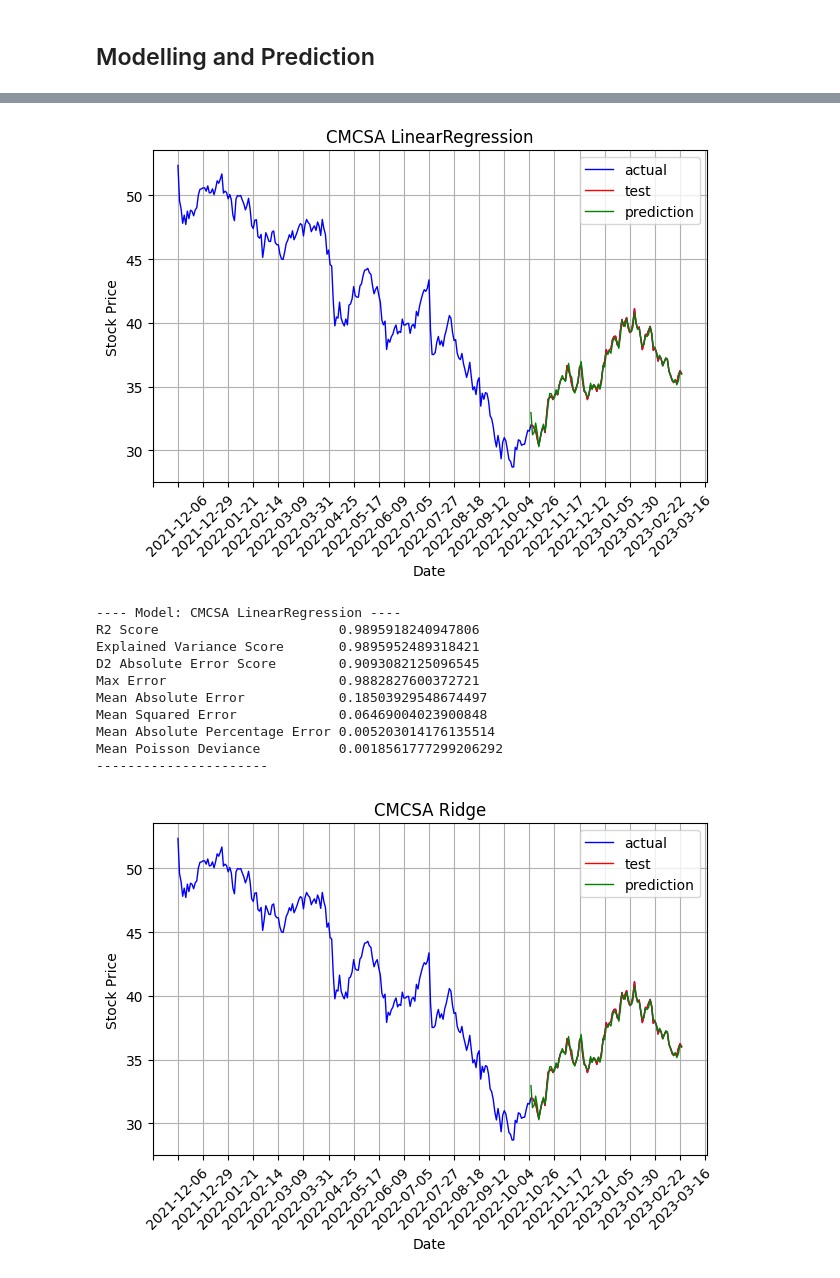
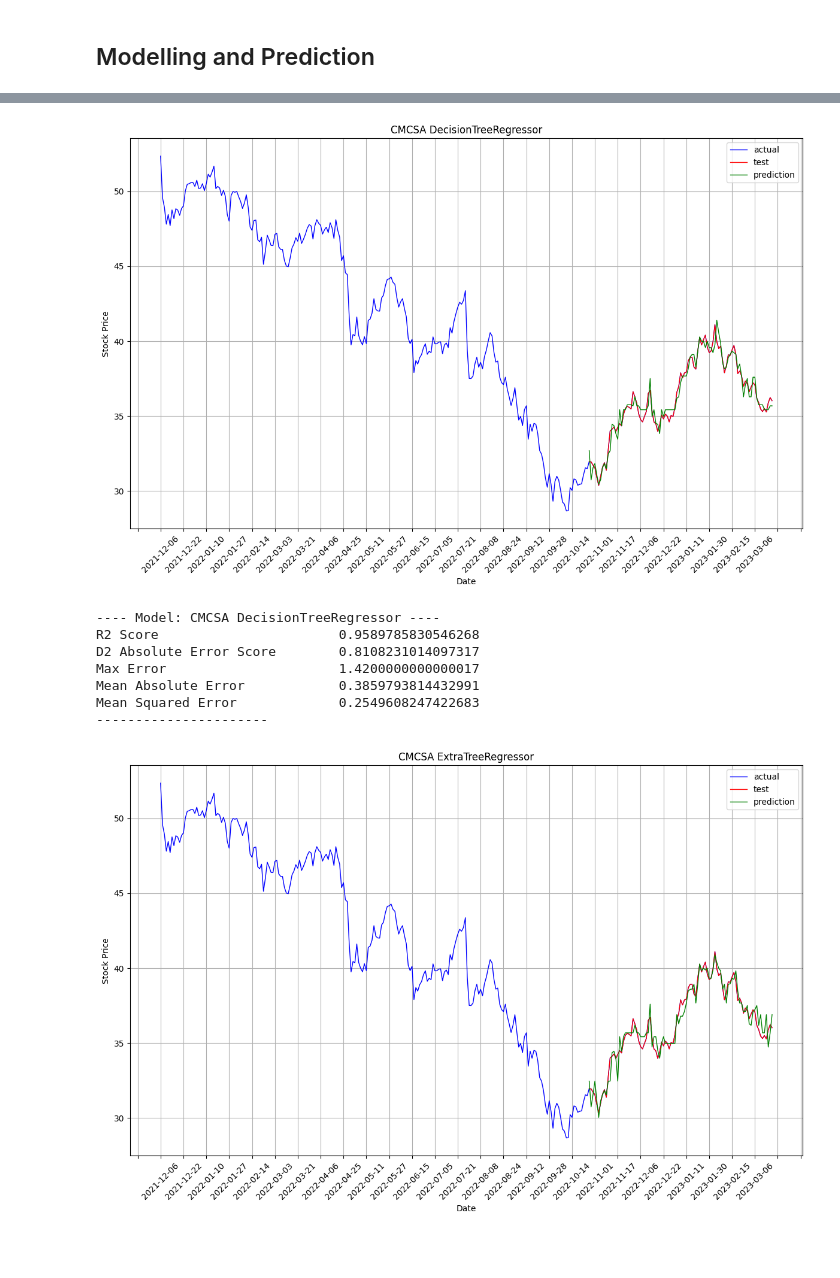
Before and after one commit to geoffpatton/dsci-521-project, a Jupyter notebook: final_project_impl.ipynb, the cells around one changed output, grey strips where cells are left out. Drawn from its saved outputs; the diff is of its cells as text; code cells hidden in the pictures; blank space fills up the shorter version.

Commit message:
Updated predictions in final project impl

```diff
--- a/final_project_impl.ipynb
+++ b/final_project_impl.ipynb
@@ -259,22 +254,11 @@ Random Forest Model score: 0.8832465804834029
 # %%
-# Predict Stock price
+# Support Methods to plot graphs and calculate metrics
 
 import matplotlib.ticker as mticker
-from sklearn.model_selection import train_test_split
-from sklearn.linear_model import LinearRegression, Ridge, ElasticNet, LassoLars
-from sklearn.tree import DecisionTreeRegressor, ExtraTreeRegressor
-from sklearn.ensemble import RandomForestRegressor
-from sklearn.metrics import r2_score, explained_variance_score, d2_absolute_error_score
-from sklearn.metrics import max_error, mean_squared_error, mean_absolute_error, mean_absolute_percentage_error, mean_poisson_deviance
-
-def generate_prediction(classifier_model, train_x, train_y, test_x):
-    trained_model = classifier_model.fit(train_x, train_y)
-    prediction = trained_model.predict(test_x)
-
-    return prediction
-
+from sklearn.metrics import r2_score, d2_absolute_error_score, max_error, mean_squared_error, mean_absolute_error
 
 def plot_graph(stock_df, test_x, test_y, prediction_y, model_name):
+    plt.figure(figsize=(12,8),dpi=100)
     ax = plt.axes()
     ax.grid()
     ax.set(xlabel='Date', ylabel='Stock Price', title=model_name)
@@ -284,7 +268,7 @@ def plot_graph(stock_df, test_x, test_y, prediction_y, model_name):
     ax.plot(test_x['date'], test_y, label='test', c='r', linewidth=1)
     ax.plot(test_x['date'], prediction_y, label='prediction', c='g', linewidth=1)
 
-    ax.xaxis.set_major_locator(mticker. MultipleLocator(16))
+    ax.xaxis.set_major_locator(mticker. MultipleLocator(12))
 
     for tick in ax.get_xticklabels():
         tick.set_rotation(45)
@@ -293,55 +277,54 @@ def plot_graph(stock_df, test_x, test_y, prediction_y, model_name):
     plt.legend()
     plt.show()
 
+regression_metrics = [r2_score, d2_absolute_error_score, max_error, mean_absolute_error, mean_squared_error]
+metric_names = ['R2 Score', 'D2 Absolute Error Score', 'Max Error', 'Mean Absolute Error', 'Mean Squared Error']
 
-regression_metrics = [r2_score, explained_variance_score, d2_absolute_error_score, max_error, mean_absolute_error, mean_squared_error, mean_absolute_percentage_error, mean_poisson_deviance]
-metric_names = ['R2 Score', 'Explained Variance Score', 'D2 Absolute Error Score', 'Max Error', 'Mean Absolute Error', 'Mean Squared Error', 'Mean Absolute Percentage Error', 'Mean Poisson Deviance']
-
-def calculate_metrics(y_true, y_pred, model_name):
-
+def calculate_metrics(text_y, y_pred, model_name):
     print(f"---- Model: {model_name} ----")
 
     for idx, metric in enumerate(regression_metrics):
-        metric_result = metric(y_true, y_pred)
+        metric_result = metric(text_y, y_pred)
         print(f"{metric_names[idx]:30} {metric_result}")
 
     print("----------------------\n\n")
 # %%
+# Predict Stock price with Tree Models
+
+from sklearn.tree import DecisionTreeRegressor, ExtraTreeRegressor
+
 ticker_symbol = 'CMCSA'
-
 candle_csv_file_path = './data/candlestick_data.csv'
 
 all_stock_df = pd.read_csv(candle_csv_file_path, header = 0).sort_values(by=['unix_time'])
 
 company_stock_data_df = all_stock_df[all_stock_df['symbol'] == ticker_symbol]
 
-stock_analysis_data_df = company_stock_data_df.drop('date', axis=1).drop('symbol', axis = 1).drop('unix_time', axis=1)
+stock_analysis_data_df = company_stock_data_df.drop(['date','symbol','unix_time'], axis=1)
 
 data_x = stock_analysis_data_df.loc[:,stock_analysis_data_df.columns != 'close' ]
 data_y = stock_analysis_data_df['close']
 
 x_train, x_test, y_train, y_test = train_test_split(data_x, data_y, test_size=0.3, shuffle=False, random_state=1)
 
-models = [LinearRegression(), Ridge(), ElasticNet(), DecisionTreeRegressor(), ExtraTreeRegressor(), RandomForestRegressor(), LassoLars()]
+tree_models = [DecisionTreeRegressor(), ExtraTreeRegressor()]
 prediction_list = []
 
-for model in models:
-    prediction = generate_prediction(model, x_train, y_train, x_test)
+for model in tree_models:
+    trained_model = model.fit(x_train, y_train)
+    prediction = trained_model.predict(x_test)
     prediction_list.append([prediction, ticker_symbol + " " + str(model)[:-2]])
 
 for prediction in prediction_list:
     plot_graph(company_stock_data_df, x_test, y_test, prediction[0], prediction[1])
     calculate_metrics(y_test, prediction[0], prediction[1])
 # %% [output]
-[figure, old version]
+[figure, new version]
----- Model: CMCSA LinearRegression ----
-R2 Score                       0.9895918240947806
-Explained Variance Score       0.9895952489318421
-D2 Absolute Error Score        0.9093082125096545
-Max Error                      0.9882827600372721
-Mean Absolute Error            0.18503929548674497
-Mean Squared Error             0.06469004023900848
-Mean Absolute Percentage Error 0.005203014176135514
-Mean Poisson Deviance          0.0018561777299206292
+---- Model: CMCSA DecisionTreeRegressor ----
+R2 Score                       0.9589785830546268
+D2 Absolute Error Score        0.8108231014097317
+Max Error                      1.4200000000000017
+Mean Absolute Error            0.3859793814432991
+Mean Squared Error             0.2549608247422683
 ----------------------
-[figure, old version]
+[figure, new version]
```
Also changed, not shown: parts of 7 cells of this notebook, 3 other files.
